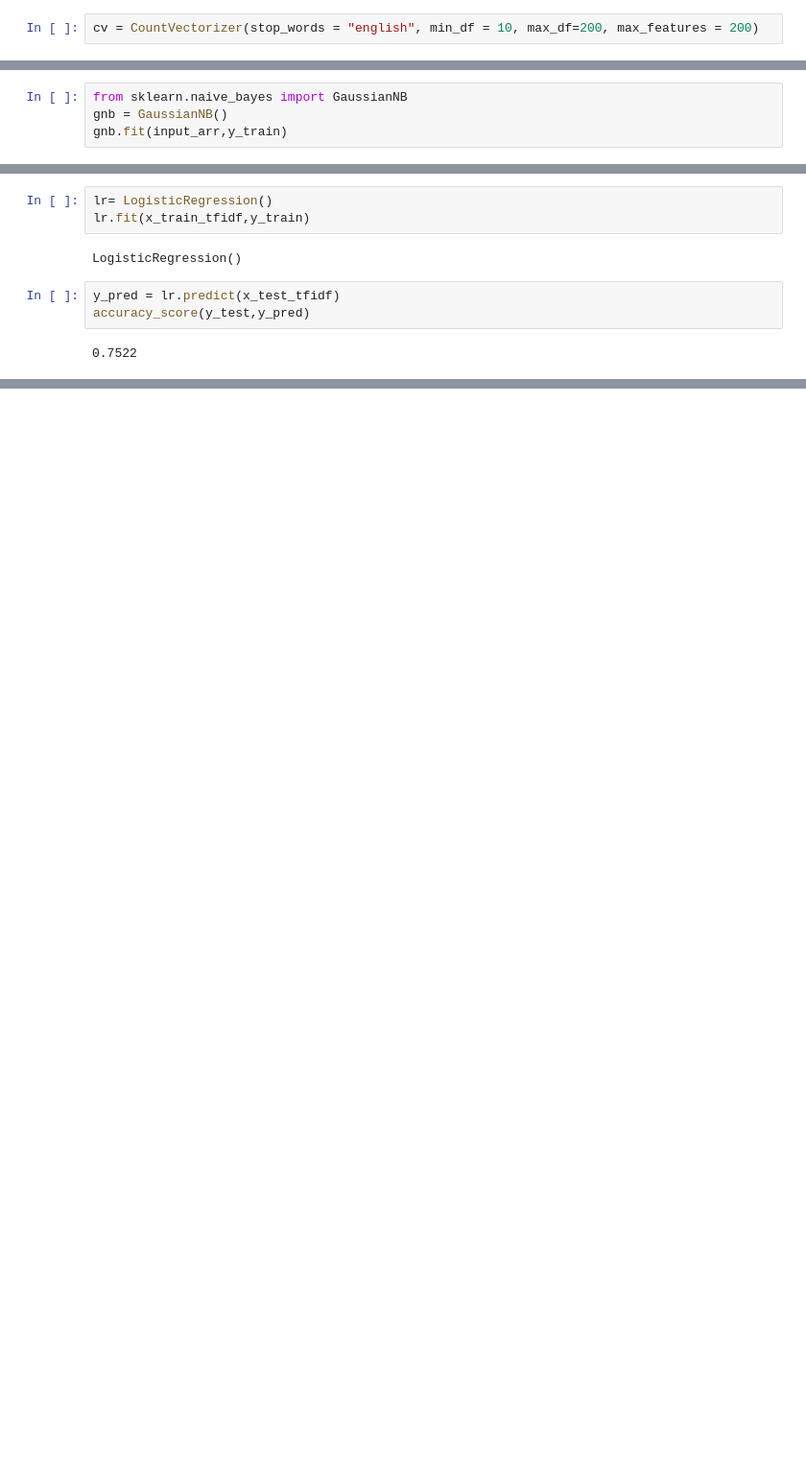
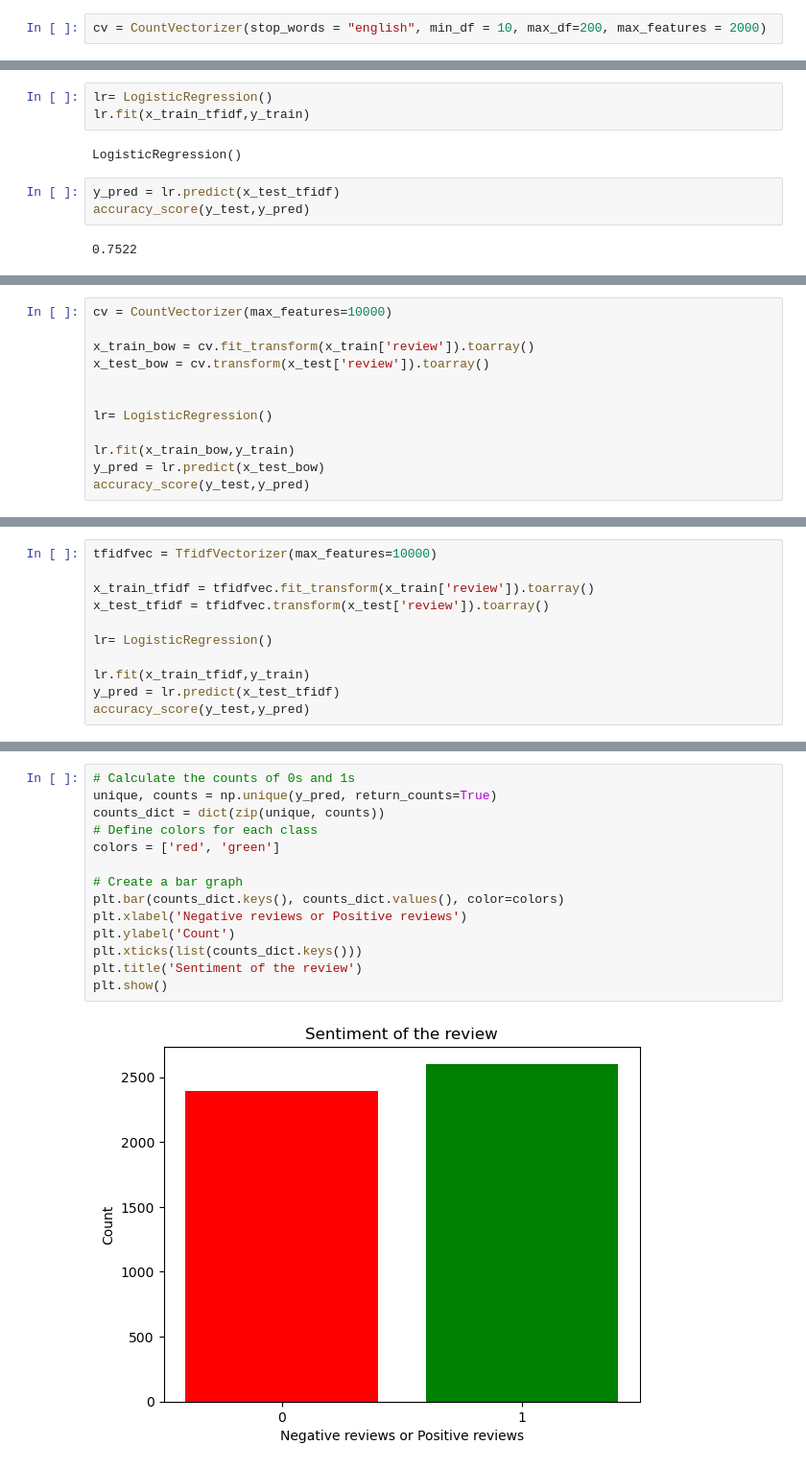
Before and after one commit to GowriMohan/Exit_Test, a Jupyter notebook: Exit_exam.ipynb, the cells around one changed output, grey strips where cells are left out. Shown at 96% size. Saved outputs shown, nothing was run; the diff lists cells and outputs as text; blank space fills up the shorter version.

```diff
--- a/Exit_exam.ipynb
+++ b/Exit_exam.ipynb
@@ -233,4 +223,4 @@ x_train
 
 Bags of words model : It is used to convert text documents to numerical vectors or bag of words.
 # %%
-cv = CountVectorizer(stop_words = "english", min_df = 10, max_df=200, max_features = 200)
+cv = CountVectorizer(stop_words = "english", min_df = 10, max_df=200, max_features = 2000)
@@ -349,4 +256,0 @@ input_test_arr = np.array(input_test_arr)
-# %%
-from sklearn.naive_bayes import GaussianNB
-gnb = GaussianNB()
-gnb.fit(input_arr,y_train)
@@ -516,0 +452,12 @@ weighted avg       0.84      0.84      0.84      5000
+# %%
+cv = CountVectorizer(max_features=10000)
+
+x_train_bow = cv.fit_transform(x_train['review']).toarray()
+x_test_bow = cv.transform(x_test['review']).toarray()
+
+
+lr= LogisticRegression()
+
+lr.fit(x_train_bow,y_train)
+y_pred = lr.predict(x_test_bow)
+accuracy_score(y_test,y_pred)
@@ -516,0 +473,11 @@ weighted avg       0.84      0.84      0.84      5000
+# %%
+tfidfvec = TfidfVectorizer(max_features=10000)
+
+x_train_tfidf = tfidfvec.fit_transform(x_train['review']).toarray()
+x_test_tfidf = tfidfvec.transform(x_test['review']).toarray()
+
+lr= LogisticRegression()
+
+lr.fit(x_train_tfidf,y_train)
+y_pred = lr.predict(x_test_tfidf)
+accuracy_score(y_test,y_pred)
@@ -516,0 +519,16 @@ weighted avg       0.84      0.84      0.84      5000
+# %%
+# Calculate the counts of 0s and 1s
+unique, counts = np.unique(y_pred, return_counts=True)
+counts_dict = dict(zip(unique, counts))
+# Define colors for each class
+colors = ['red', 'green']
+
+# Create a bar graph
+plt.bar(counts_dict.keys(), counts_dict.values(), color=colors)
+plt.xlabel('Negative reviews or Positive reviews')
+plt.ylabel('Count')
+plt.xticks(list(counts_dict.keys()))
+plt.title('Sentiment of the review')
+plt.show()
+# %% [output]
+[figure, added]
```
Also changed, not shown: parts of 107 cells of this notebook.
